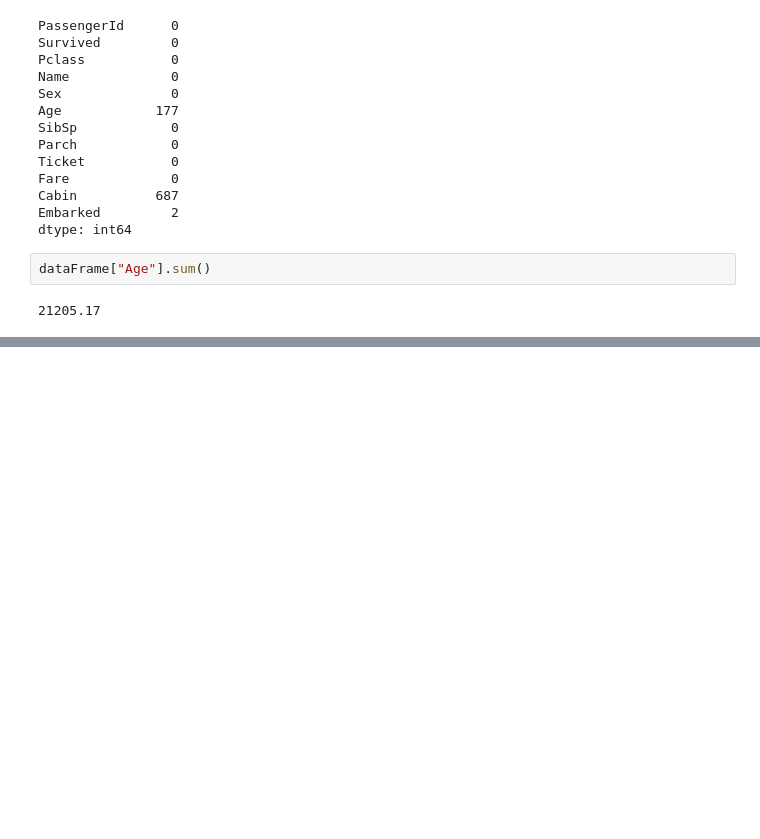
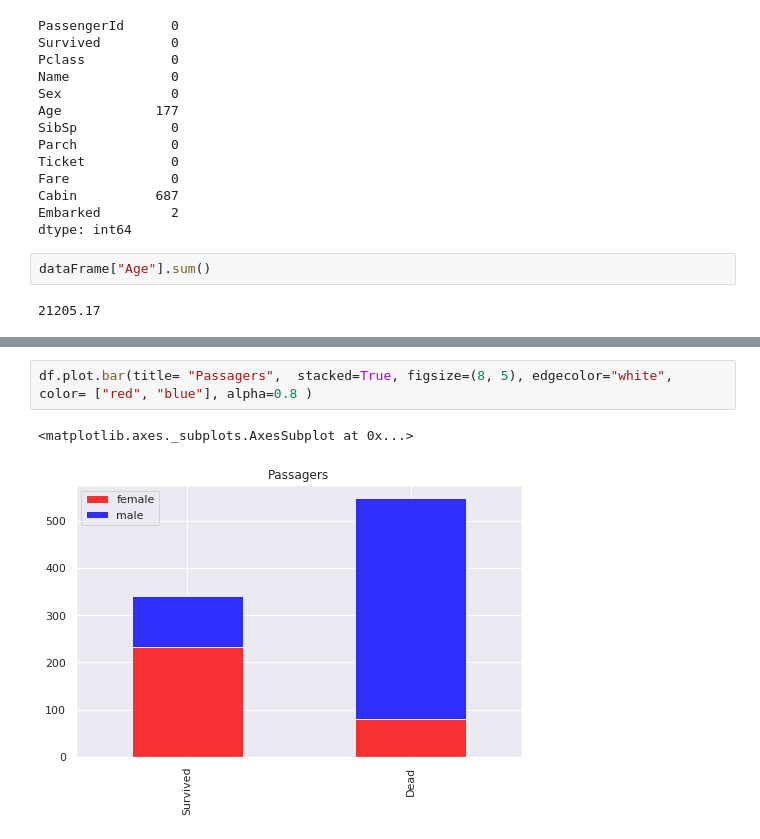
Before and after one commit to SkinkaDS/Titanic, a Jupyter notebook: thaynnara/titanic.ipynb, the cells around one changed output, grey strips where cells are left out. Cells and saved outputs as stored; diff of their text form; blank space fills up the shorter version.

```diff
--- a/thaynnara/titanic.ipynb
+++ b/thaynnara/titanic.ipynb
@@ -156,0 +200,5 @@ dataFrame["Age"].sum()
+# %%
+df.plot.bar(title= "Passagers",  stacked=True, figsize=(8, 5), edgecolor="white", color= ["red", "blue"], alpha=0.8 )
+# %% [output]
+<matplotlib.axes._subplots.AxesSubplot at 0x...>
+[figure, added]
```
Also changed, not shown: parts of 12 cells of this notebook.
